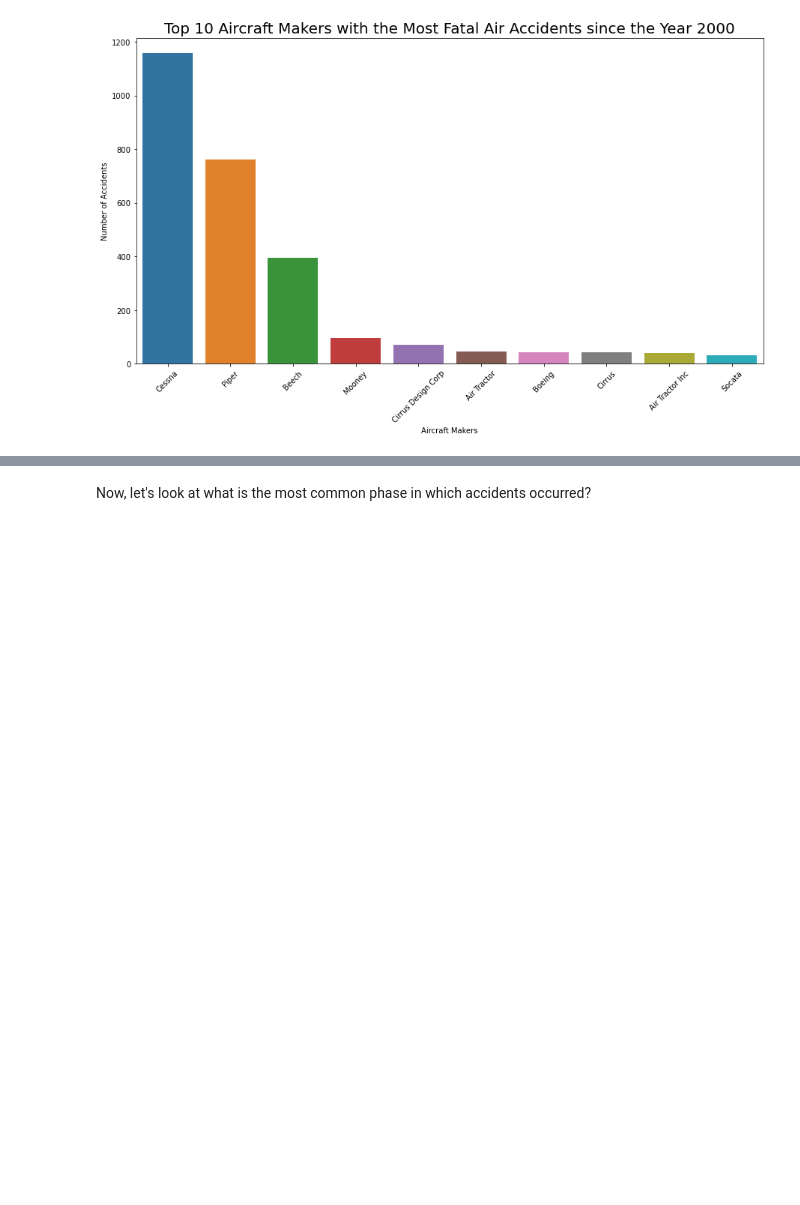
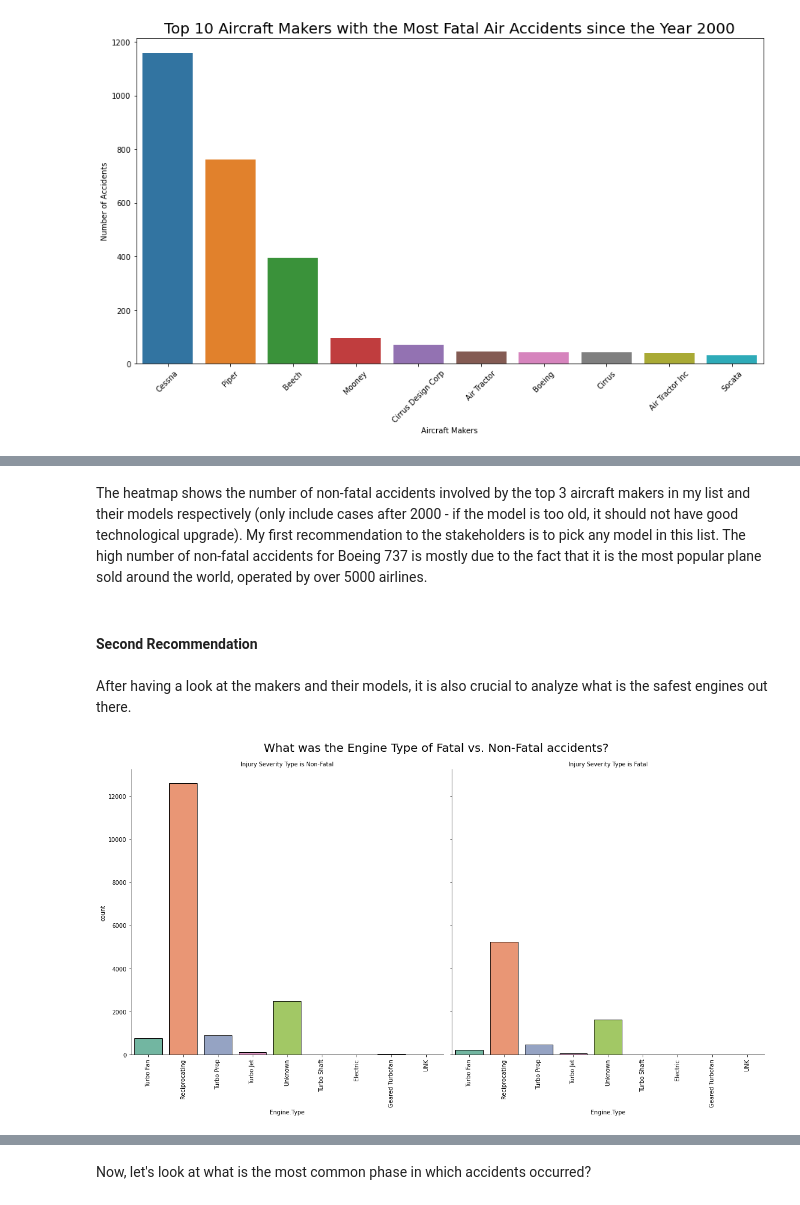
Before and after one commit to taingocbui/dsc-phase-1-project-v3, a Jupyter notebook: student.ipynb, the cells around one changed output, grey strips where cells are left out. Drawn from its saved outputs; the diff is of its cells as text; code cells hidden in the pictures; blank space fills up the shorter version.

```diff
--- a/student.ipynb
+++ b/student.ipynb
@@ -214,0 +256,18 @@ plt.title("Models of Top 3 Companies involved in non-fatal accidents", size=20);
+# %% [markdown]
+The heatmap shows the number of non-fatal accidents involved by the top 3 aircraft makers in my list and their models respectively (only include cases after 2000 - if the model is too old, it should not have good technological upgrade). My first recommendation to the stakeholders is to pick any model in this list. The high number of non-fatal accidents for Boeing 737 is mostly due to the fact that it is the most popular plane sold around the world, operated by over 5000 airlines.
+# %% [markdown]
+#### Second Recommendation
+# %% [markdown]
+After having a look at the makers and their models, it is also crucial to analyze what is the safest engines out there.
+# %%
+df.loc[(df['Total.Fatal.Injuries']  + df['Total.Serious.Injuries'] > 0), 'Fatal/Serious'] = 'Fatal'
+df.loc[df['Fatal/Serious'].isna(), 'Fatal/Serious'] = 'Non-Fatal'
+cplot = sns.catplot(x="Engine.Type", col="Fatal/Serious", kind="count", col_wrap=2,
+            data=df[df['Fatal/Serious'].isin(['Fatal','Non-Fatal'])], height=4, size= 8,
+                 legend_out=True, palette="Set2", edgecolor=(0,0,0));
+cplot.set_xticklabels(rotation=90)
+cplot.fig.suptitle("What was the Engine Type of Fatal vs. Non-Fatal accidents?", size=20)
+cplot.fig.subplots_adjust(top=.9)
+cplot.set_titles("Injury Severity Type is {col_name}");
+# %% [output]
+[figure, added]
```
Also changed, not shown: parts of 45 cells of this notebook.
